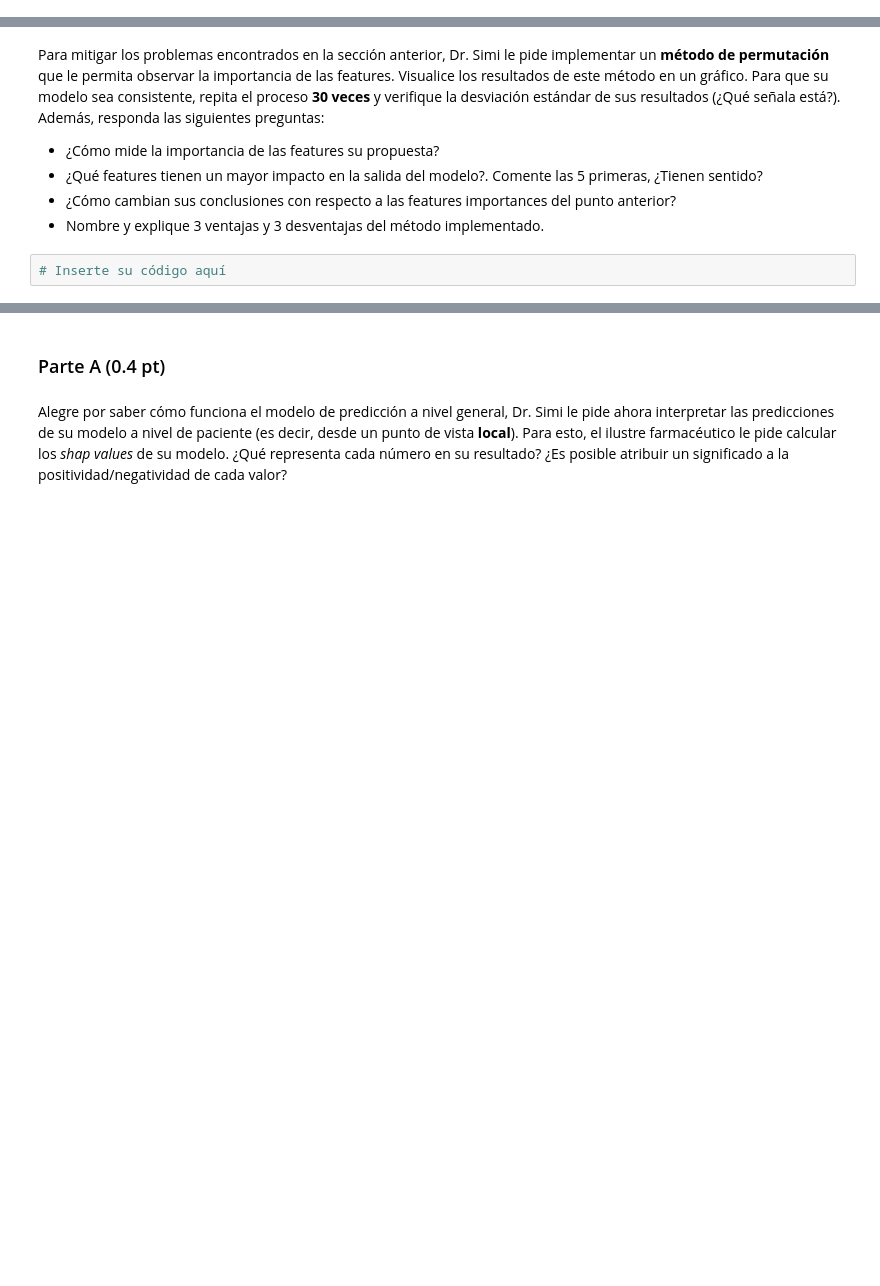
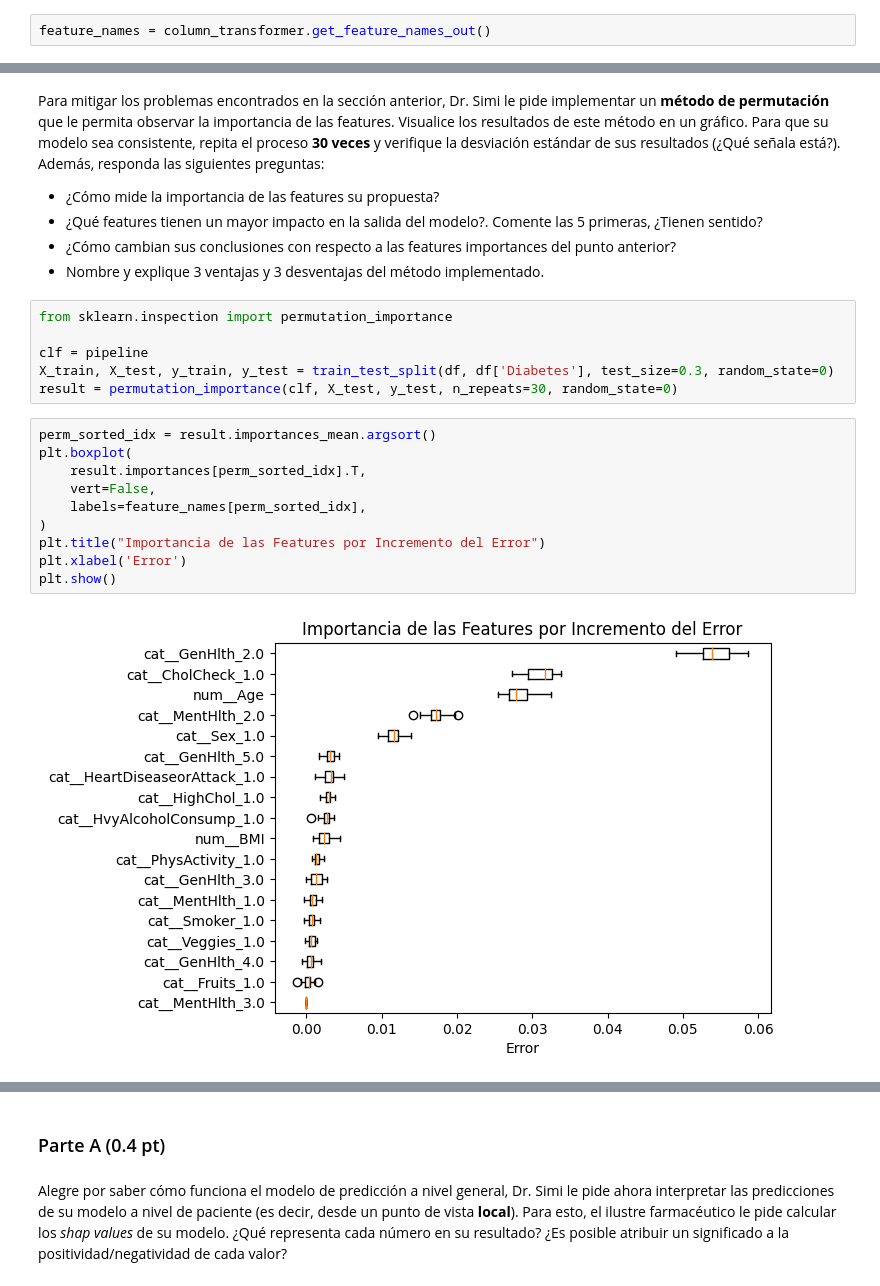
Before and after one commit to mvarasg/MDS7202-Lab-Programacion-Cientifica-MDS, a Jupyter notebook: lab10/Laboratorio10_Respuestas.ipynb, the cells around one changed output, grey strips where cells are left out. Drawn from its saved outputs; the diff is of its cells as text; blank space fills up the shorter version.

```diff
--- a/lab10/Laboratorio10_Respuestas.ipynb
+++ b/lab10/Laboratorio10_Respuestas.ipynb
@@ -203,0 +184,2 @@ plt.show()
+# %%
+feature_names = column_transformer.get_feature_names_out()
@@ -215,8 +219,24 @@ Para mitigar los problemas encontrados en la sección anterior, Dr. Simi le pide
 - ¿Qué features tienen un mayor impacto en la salida del modelo?. Comente las 5 primeras, ¿Tienen sentido?
 - ¿Cómo cambian sus conclusiones con respecto a las features importances del punto anterior?
 - Nombre y explique 3 ventajas y 3 desventajas del método implementado.
-# %%
-# Inserte su código aquí
+# %%
+from sklearn.inspection import permutation_importance
+
+clf = pipeline
+X_train, X_test, y_train, y_test = train_test_split(df, df['Diabetes'], test_size=0.3, random_state=0)
+result = permutation_importance(clf, X_test, y_test, n_repeats=30, random_state=0)
+# %%
+perm_sorted_idx = result.importances_mean.argsort()
+plt.boxplot(
+    result.importances[perm_sorted_idx].T,
+    vert=False,
+    labels=feature_names[perm_sorted_idx],
+)
+plt.title("Importancia de las Features por Incremento del Error")
+plt.xlabel('Error')
+plt.show()
+# %% [output]
+[figure, added]
 # %% [markdown]
 ## 5. Métodos Agnósticos Locales (2 pt)
 
```
Also changed, not shown: parts of 12 cells of this notebook.
